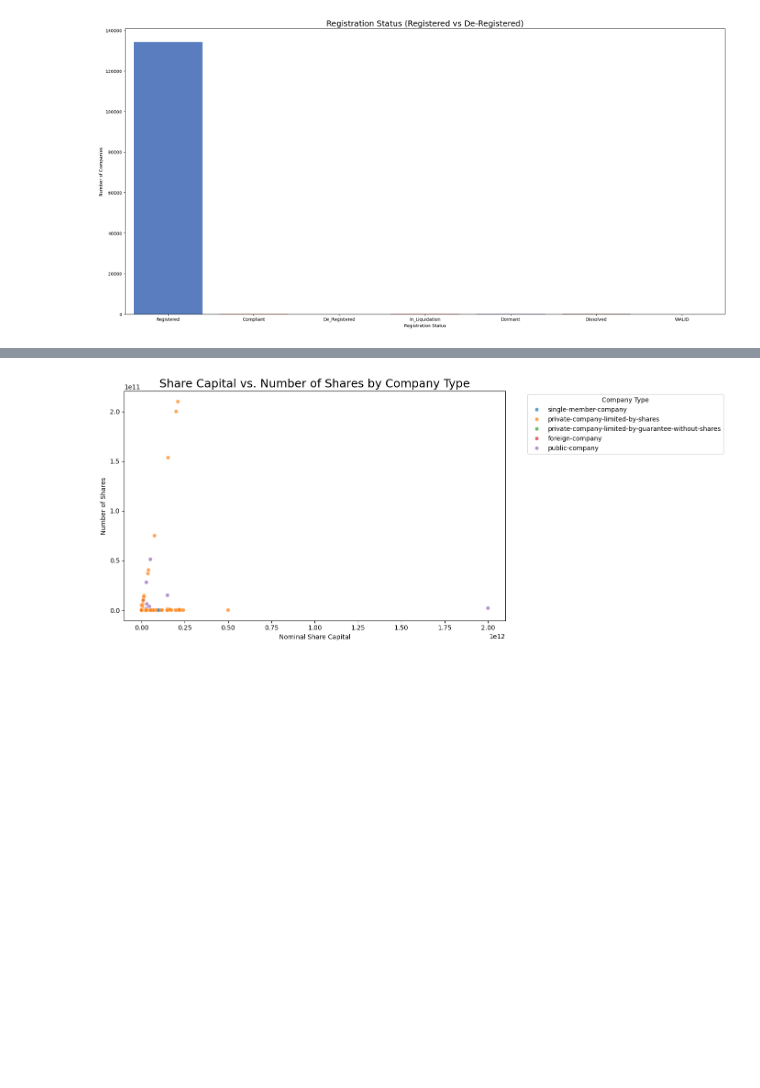
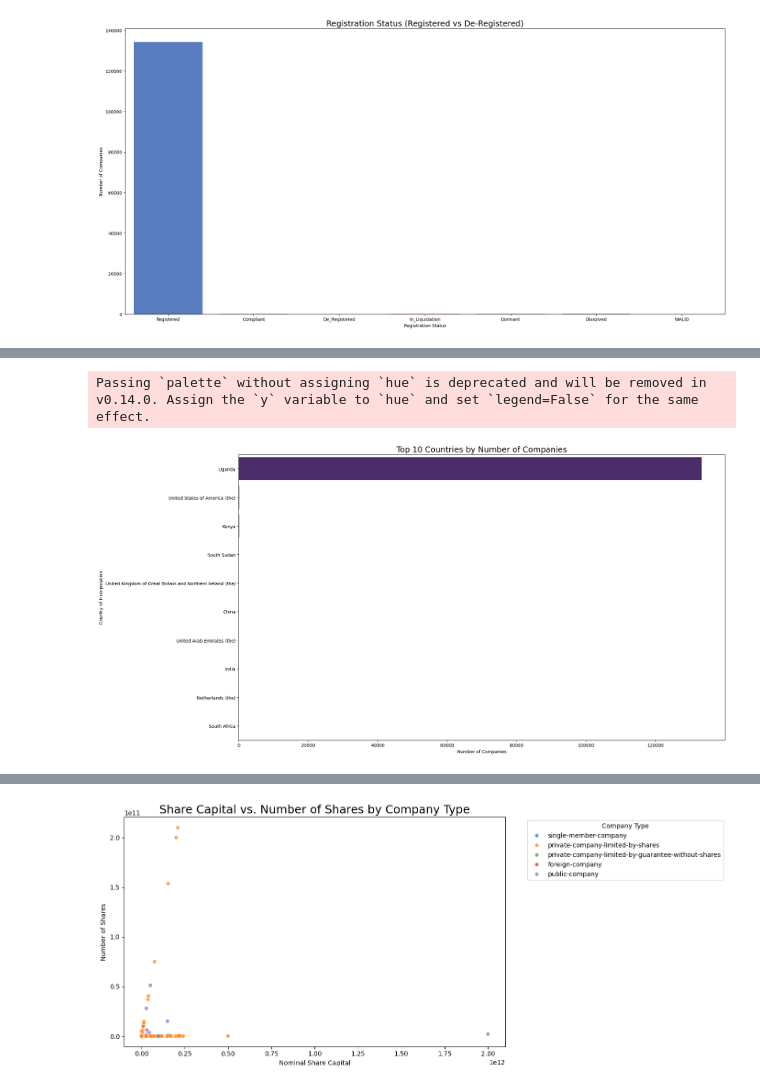
Before and after one commit to RUGOGAMUNOELA/COMPANY-ANALYSIS-PROJECT, a Jupyter notebook: projectanalysis.ipynb, the cells around one changed output, grey strips where cells are left out. Saved outputs shown, nothing was run; the diff lists cells and outputs as text; code cells hidden in the pictures; blank space fills up the shorter version.

```diff
--- a/projectanalysis.ipynb
+++ b/projectanalysis.ipynb
@@ -280,0 +284,29 @@ Passing `palette` without assigning `hue` is deprecated and will be removed in v
+# %%
+# Group by Country
+country_counts = df1["Country Of Incorporation"].value_counts().reset_index()
+country_counts.columns = ["Country Of Incorporation","Count"]
+
+# Create the choropleth map
+fig = px.choropleth(
+    country_counts,
+    locations="Country Of Incorporation",
+    locationmode="country names",
+    color="Count",
+    hover_name="Country Of Incorporation",
+    color_continuous_scale=px.colors.sequential.Plasma,
+    title="Companies by Country of Incorporation"
+)
+fig.show()
+fig.write_html("companies_map.html")
+# Create a bar plot for the top 10 countries
+top_10_countries = country_counts.nlargest(10, "Count")
+plt.figure(figsize=(20, 10))
+sns.barplot(data=top_10_countries, x="Count", y="Country Of Incorporation", palette="viridis")
+plt.title("Top 10 Countries by Number of Companies", fontsize=18)
+plt.xlabel("Number of Companies")
+plt.ylabel("Country of Incorporation")
+plt.tight_layout()
+plt.show()
+# %% [output]
+Passing `palette` without assigning `hue` is deprecated and will be removed in v0.14.0. Assign the `y` variable to `hue` and set `legend=False` for the same effect.
+[figure, added]
```
Also changed, not shown: parts of 7 cells of this notebook, 2 other files.
